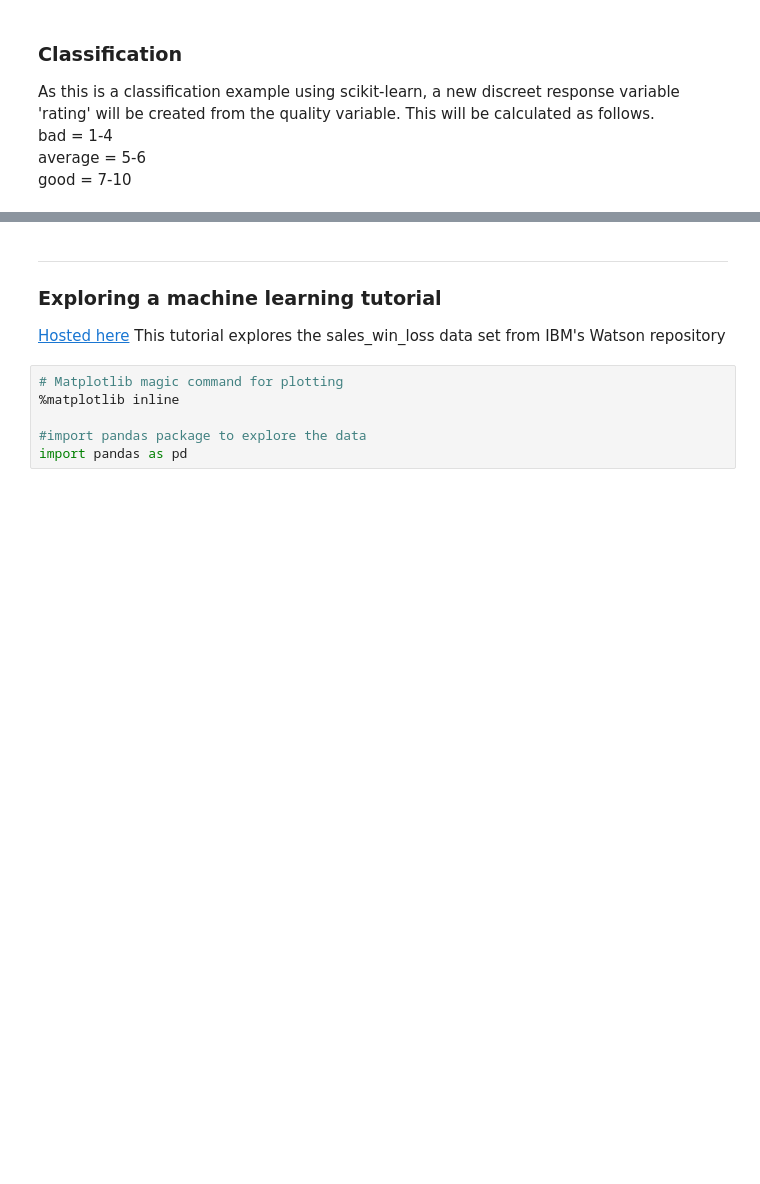
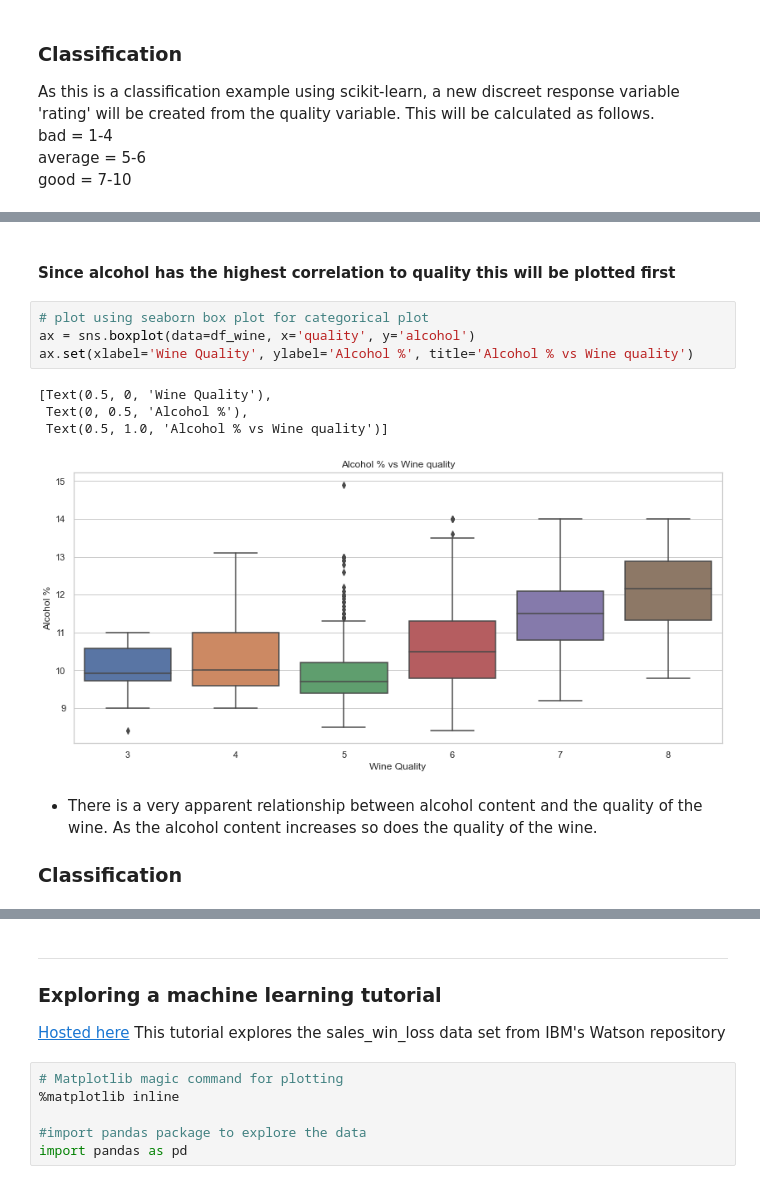
Before and after one commit to killfoley/ML-and-Stats, a Jupyter notebook: scikit-learn.ipynb, the cells around one changed output, grey strips where cells are left out. Drawn from its saved outputs; the diff is of its cells as text; blank space fills up the shorter version.

```diff
--- a/scikit-learn.ipynb
+++ b/scikit-learn.ipynb
@@ -184,0 +230,14 @@ Name: rating, dtype: int64
+# %% [markdown]
+#### Since alcohol has the highest correlation to quality this will be plotted first
+# %%
+# plot using seaborn box plot for categorical plot
+ax = sns.boxplot(data=df_wine, x='quality', y='alcohol')
+ax.set(xlabel='Wine Quality', ylabel='Alcohol %', title='Alcohol % vs Wine quality')
+# %% [output]
+[Text(0.5, 0, 'Wine Quality'),
+ Text(0, 0.5, 'Alcohol %'),
+ Text(0.5, 1.0, 'Alcohol % vs Wine quality')]
+[figure, added]
+# %% [markdown]
+* There is a very apparent relationship between alcohol content and the quality of the wine. As the alcohol content increases so does the quality of the wine.<br>
+### Classification
```
Also changed, not shown: parts of 20 cells of this notebook.
